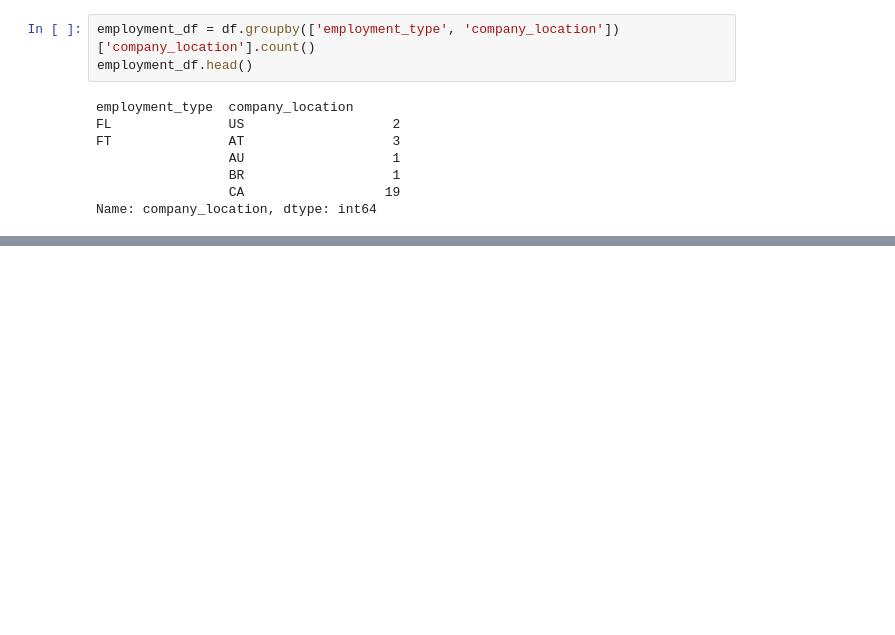
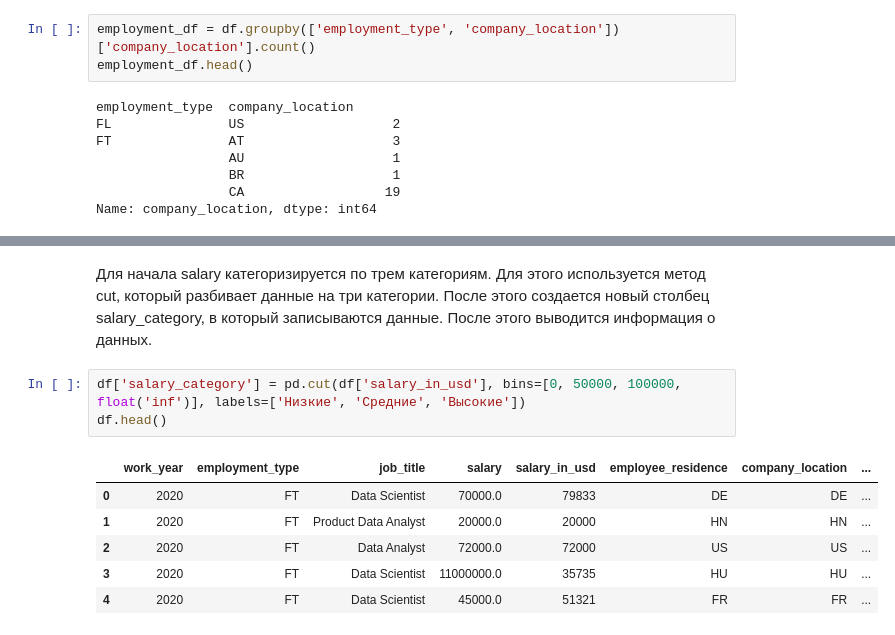
Before and after one commit to MaksimLevchenko/data_analysis_1, a Jupyter notebook: ЛР1_ЛевченкоМС_7.ipynb, the cells around one changed output, grey strips where cells are left out. Saved outputs shown, nothing was run; the diff lists cells and outputs as text; blank space fills up the shorter version.

```diff
--- a/ЛР1_ЛевченкоМС_7.ipynb
+++ b/ЛР1_ЛевченкоМС_7.ipynb
@@ -227,0 +265,12 @@ pivot_median_salary.sort_values(by='work_year', ascending=False)
+# %% [markdown]
+Для начала salary категоризируется по трем категориям. Для этого используется метод cut, который разбивает данные на три категории. После этого создается новый столбец salary_category, в который записываются данные. После этого выводится информация о данных.
+# %%
+df['salary_category'] = pd.cut(df['salary_in_usd'], bins=[0, 50000, 100000, float('inf')], labels=['Низкие', 'Средние', 'Высокие'])
+df.head()
+# %% [output]
+|  | work_year | employment_type | job_title | salary | salary_in_usd | employee_residence | company_location | ... |
+| 0 | 2020 | FT | Data Scientist | 70000.0 | 79833 | DE | DE | ... |
+| 1 | 2020 | FT | Product Data Analyst | 20000.0 | 20000 | HN | HN | ... |
+| 2 | 2020 | FT | Data Analyst | 72000.0 | 72000 | US | US | ... |
+| 3 | 2020 | FT | Data Scientist | 11000000.0 | 35735 | HU | HU | ... |
+| 4 | 2020 | FT | Data Scientist | 45000.0 | 51321 | FR | FR | ... |
```
Also changed, not shown: parts of 34 cells of this notebook.
